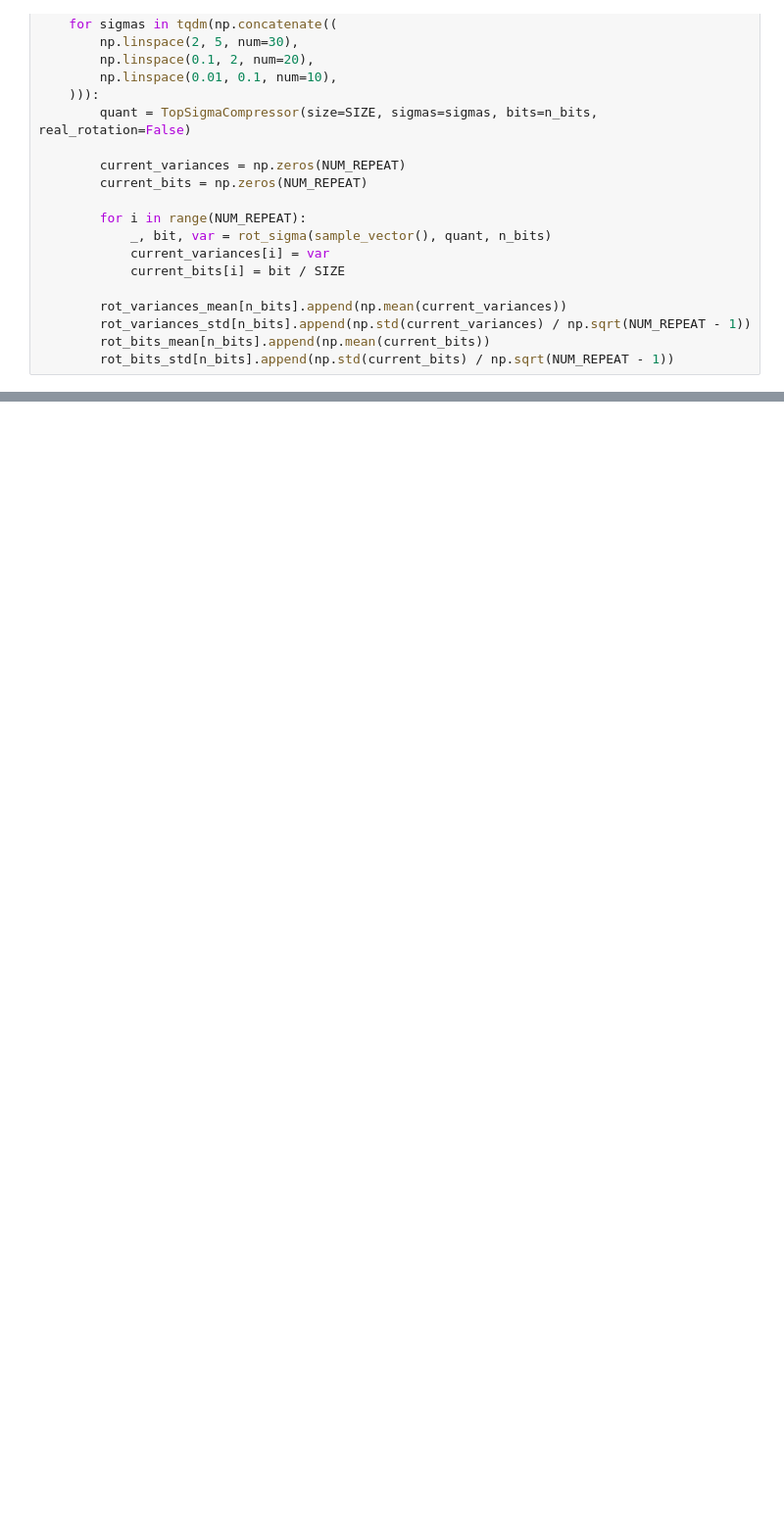
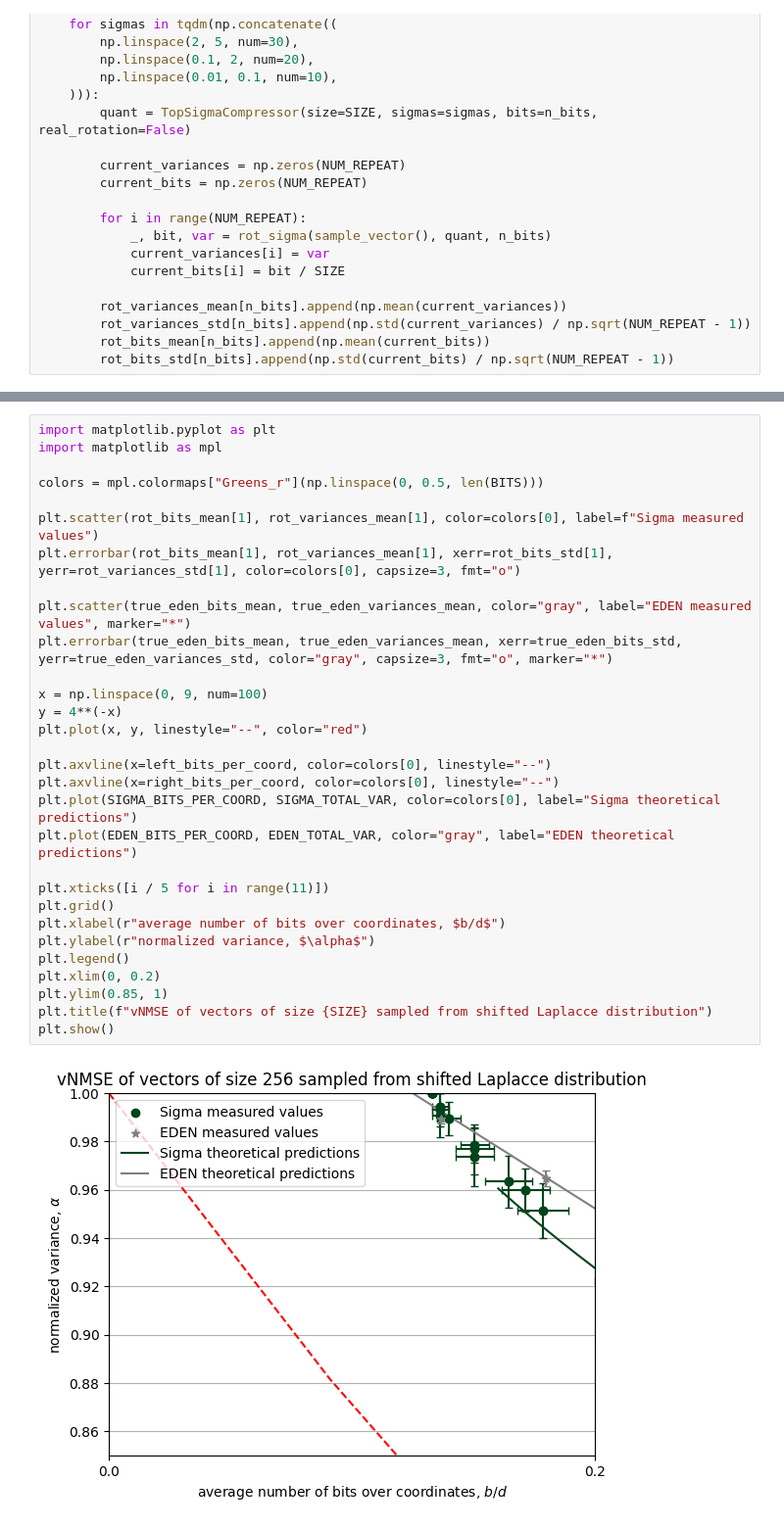
Before and after one commit to BlackSamorez/FL_playground, a Jupyter notebook: compressors.ipynb, the cells around one changed output, grey strips where cells are left out. Shown: that part at 98% size. Drawn from its saved outputs; the diff is of its cells as text; blank space fills up the shorter version.

```diff
--- a/compressors.ipynb
+++ b/compressors.ipynb
@@ -224,2 +259,34 @@ BITS_PER_COORD = np.concatenate((BITS_PER_COORD_LOW, BITS_PER_COORD_MID, BITS_PE
+# %%
+import matplotlib.pyplot as plt
+import matplotlib as mpl
+
+colors = mpl.colormaps["Greens_r"](np.linspace(0, 0.5, len(BITS)))
+
+plt.scatter(rot_bits_mean[1], rot_variances_mean[1], color=colors[0], label=f"Sigma measured values")
+plt.errorbar(rot_bits_mean[1], rot_variances_mean[1], xerr=rot_bits_std[1], yerr=rot_variances_std[1], color=colors[0], capsize=3, fmt="o")
+
+plt.scatter(true_eden_bits_mean, true_eden_variances_mean, color="gray", label="EDEN measured values", marker="*")
+plt.errorbar(true_eden_bits_mean, true_eden_variances_mean, xerr=true_eden_bits_std, yerr=true_eden_variances_std, color="gray", capsize=3, fmt="o", marker="*")
+
+x = np.linspace(0, 9, num=100)
+y = 4**(-x)
+plt.plot(x, y, linestyle="--", color="red")
+
+plt.axvline(x=left_bits_per_coord, color=colors[0], linestyle="--")
+plt.axvline(x=right_bits_per_coord, color=colors[0], linestyle="--")
+plt.plot(SIGMA_BITS_PER_COORD, SIGMA_TOTAL_VAR, color=colors[0], label="Sigma theoretical predictions")
+plt.plot(EDEN_BITS_PER_COORD, EDEN_TOTAL_VAR, color="gray", label="EDEN theoretical predictions")
+
+plt.xticks([i / 5 for i in range(11)])
+plt.grid()
+plt.xlabel(r"average number of bits over coordinates, $b/d$")
+plt.ylabel(r"normalized variance, $\alpha$")
+plt.legend()
+plt.xlim(0, 0.2)
+plt.ylim(0.85, 1)
+plt.title(f"vNMSE of vectors of size {SIZE} sampled from shifted Laplacce distribution")
+plt.show()
+# %% [output]
+[figure, added]
 # %%
 import matplotlib.pyplot as plt
```
Also changed, not shown: parts of 7 cells of this notebook, 3 other files.
